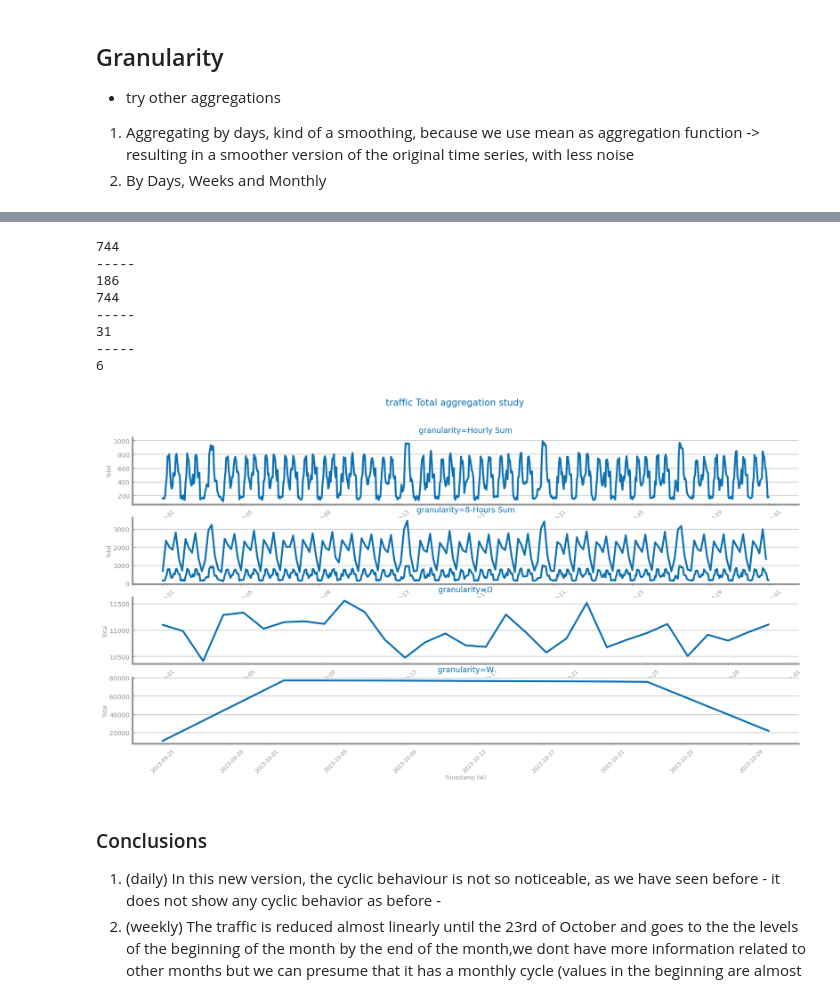
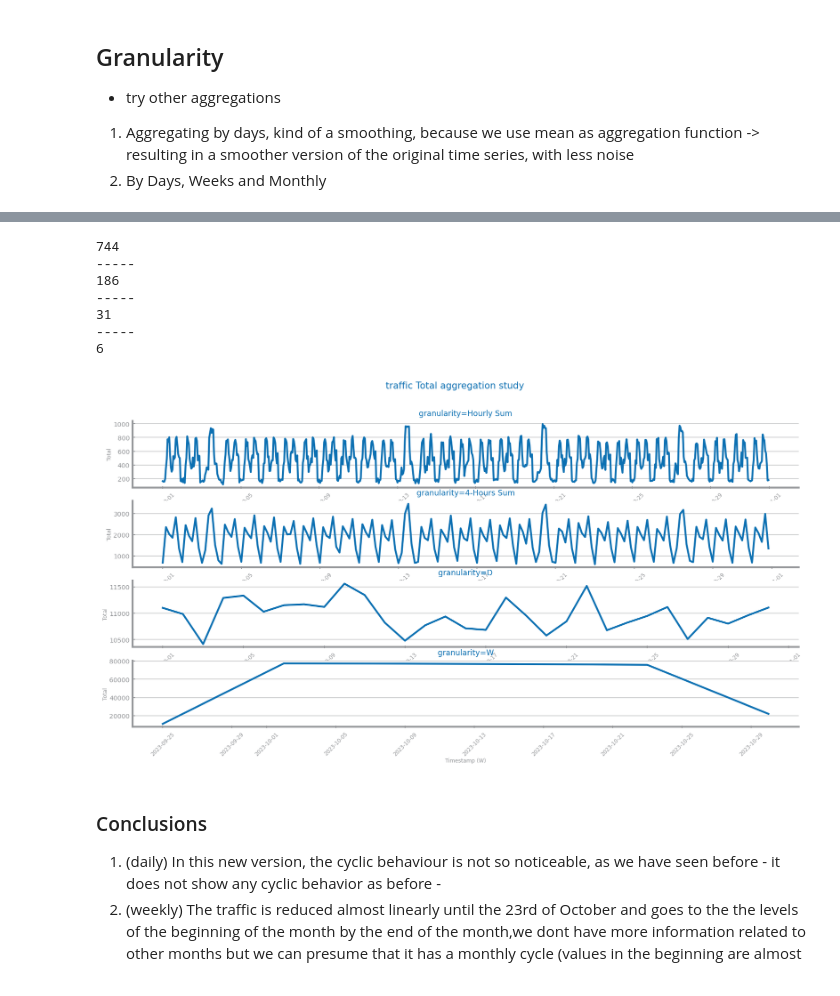
Before and after one commit to franciscoAbreuTecnico/Data-Science-IST, a Jupyter notebook: forecasting_services/data_profilling.ipynb, the cells around one changed output, grey strips where cells are left out. Cells and saved outputs as stored; diff of their text form; code cells hidden in the pictures.

```diff
--- a/forecasting_services/data_profilling.ipynb
+++ b/forecasting_services/data_profilling.ipynb
@@ -198,49 +201,48 @@ dslabs.plot_line_chart(
     xlabel="4-Hours Intervals",
     ylabel=target,
     title=f"granularity=4-Hours Sum",
 )
 
 ### Group by 8-hour
-grouped_8_sums = []
-for i in range(0, len(original_data), 4):
-    sum_value = original_data.iloc[i:i+4]['Total'].sum()
-    grouped_8_sums.append(sum_value)
+# grouped_8_sums = []
+# for i in range(0, len(original_data), 4):
+#     sum_value = original_data.iloc[i:i+4]['Total'].sum()
+#     grouped_8_sums.append(sum_value)
 
-ss_grouped_8_sum = pd.Series(grouped_8_sums, index=original_data.index[::4])
-print(ss_grouped_8_sum.size)
+# ss_grouped_8_sum = pd.Series(grouped_8_sums, index=original_data.index[::4])
+# print(ss_grouped_8_sum.size)
 
-dslabs.plot_line_chart(
-    ss_grouped_8_sum.index.to_list(),
-    ss_grouped_8_sum.to_list(),
-    ax=axs[1],
-    xlabel="8-Hours Intervals",
-    ylabel=target,
-    title=f"granularity=8-Hours Sum",
-)
+# dslabs.plot_line_chart(
+#     ss_grouped_8_sum.index.to_list(),
+#     ss_grouped_8_sum.to_list(),
+#     ax=axs[1],
+#     xlabel="8-Hours Intervals",
+#     ylabel=target,
+#     title=f"granularity=8-Hours Sum",
+# )
 
 for i in range(len(grans_2)):
     ss_2: pd.Series = dslabs.ts_aggregation_by(series, grans_2[i], "sum")
     print("-----")
     print(ss_2.size)
     dslabs.plot_line_chart(
         ss_2.index.to_list(),
         ss_2.to_list(),
         ax=axs[i+2],
         xlabel=f"{ss_2.index.name} ({grans_2[i]})",
         ylabel=target,
         title=f"granularity={grans_2[i]}",
     )
 show()
 # %% [output]
 744
 -----
 186
-744
 -----
 31
 -----
 6
-[figure, old version]
+[figure, new version]
 # %% [markdown]
 ### Conclusions
 1. (daily) In this new version, the cyclic behaviour is not so noticeable, as we have seen before - it does not show any cyclic behavior as before -
```
Also changed, not shown: parts of 4 cells of this notebook.
